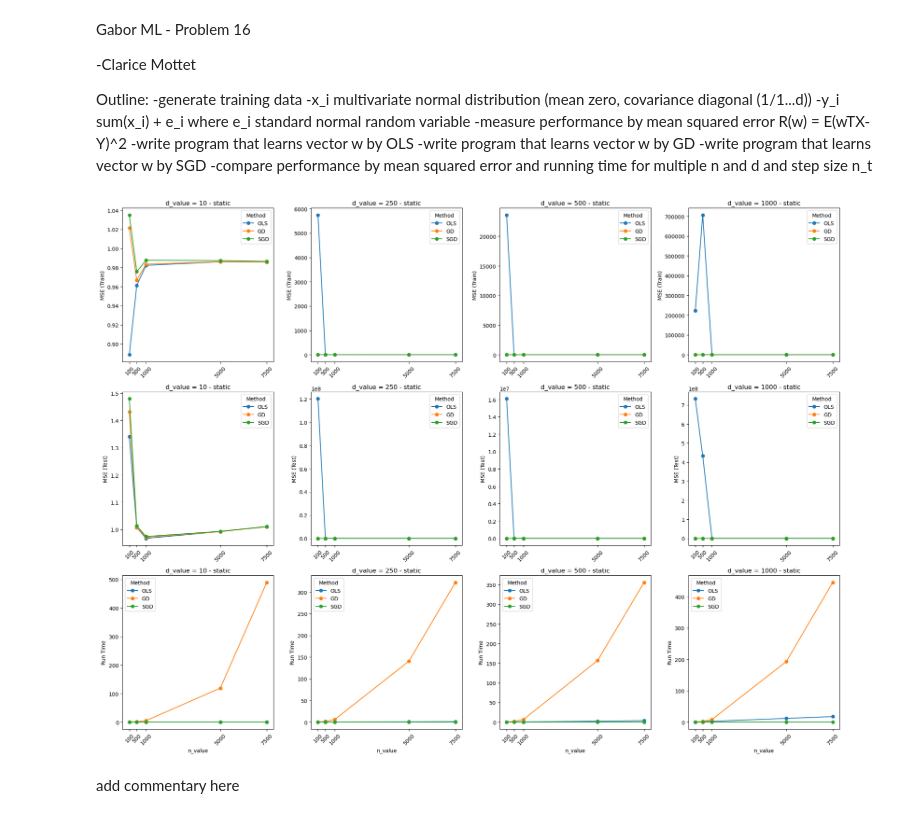
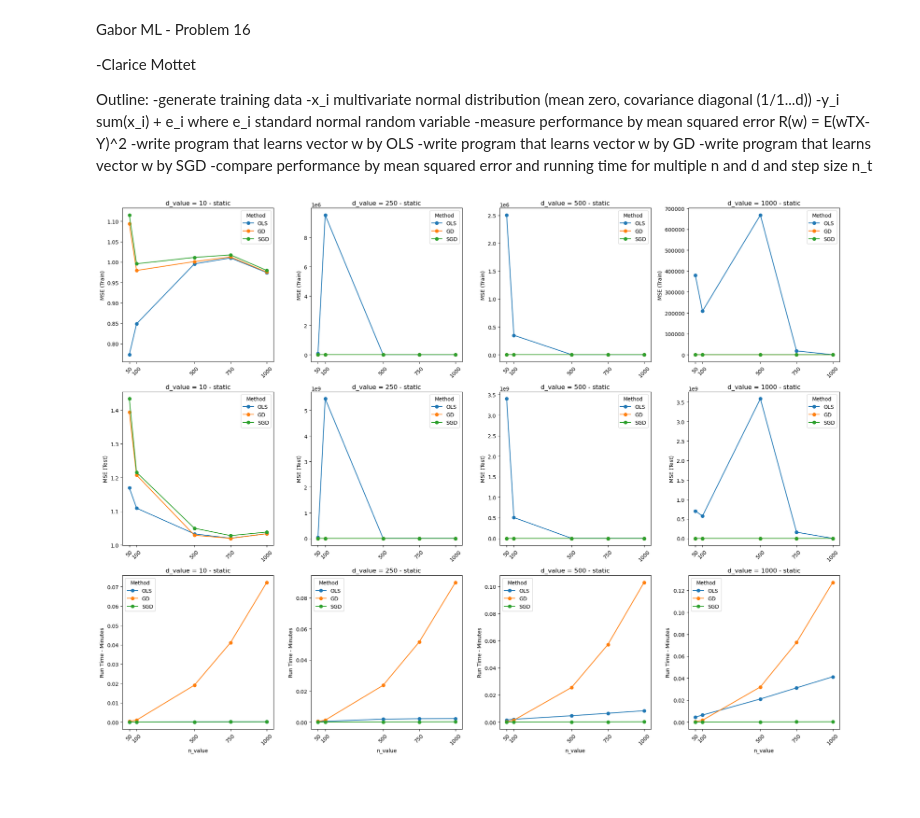
Before and after one commit to claricemottet/GaborML_problem16, a Jupyter notebook: GaborML_problem16_CM.ipynb, the cells around one changed output. Drawn from its saved outputs; the diff is of its cells as text; code cells hidden in the pictures; blank space fills up the shorter version.

Commit message:
commentary complete

```diff
--- a/GaborML_problem16_CM.ipynb
+++ b/GaborML_problem16_CM.ipynb
@@ -211,3 +207,11 @@ df_log = pd.read_excel(path_out_+'//'+'df_log_smallern.xlsx')
+# %%
+#reimport in df_log
+
+d_values = [10, 250, 500, 1000]
+df_log = pd.read_excel(path_out_+'//'+'df_log_smallern.xlsx')
+#take the log of the MSE columns (once average is calculated)
+#divide run time by 60 to get minutes
+df_log['run_time'] = df_log['run_time']/60
 # %%
 #plot results
 
@@ -222,34 +226,34 @@ for col in col_avg_values:
 
 df_log_.drop_duplicates(subset = ['method','n_value','d_value'], inplace = True)
 methods = ['OLS', 'GD', 'SGD']
+# df_log_['mse_train'] = np.log10(df_log_['mse_train'])
+# df_log_['mse_test'] = np.log10(df_log_['mse_test'])
 df = df_log_.copy()
 
 # Creating the plot with adjustments for clear visibility of 'n_value'
 fig, axes = plt.subplots(nrows=3, ncols=4, figsize=(20, 15))
 for i, metric in enumerate(['mse_train', 'mse_test', 'run_time']):
     for j, d_val in enumerate(d_values):
         ax = axes[i, j]
         for method in methods:
             subset = df[(df['method'] == method) & (df['d_value'] == d_val)]
             ax.plot(subset['n_value'].to_numpy(), subset[metric].to_numpy(), marker='o', linestyle='-', label=method)
 
         ax.set_title(f'd_value = {d_val} - {step_size_type}')
         if i == 0:
             ax.set_ylabel('MSE (Train)')
         elif i == 1:
             ax.set_ylabel('MSE (Test)')
         else:
-            ax.set_ylabel('Run Time')
+            ax.set_ylabel('Run Time - Minutes')
         ax.legend(title='Method')
         ax.set_xticks(subset['n_value'])
         ax.tick_params(axis='x', rotation=45)
 
 for ax in axes[-1, :]:
     ax.set_xlabel('n_value')
 
 plt.tight_layout()
 plt.show()
 # %% [output]
-[figure, old version]
+[figure, new version]
-# %% [markdown]
-add commentary here
```
Also changed, not shown: parts of 9 cells of this notebook.
